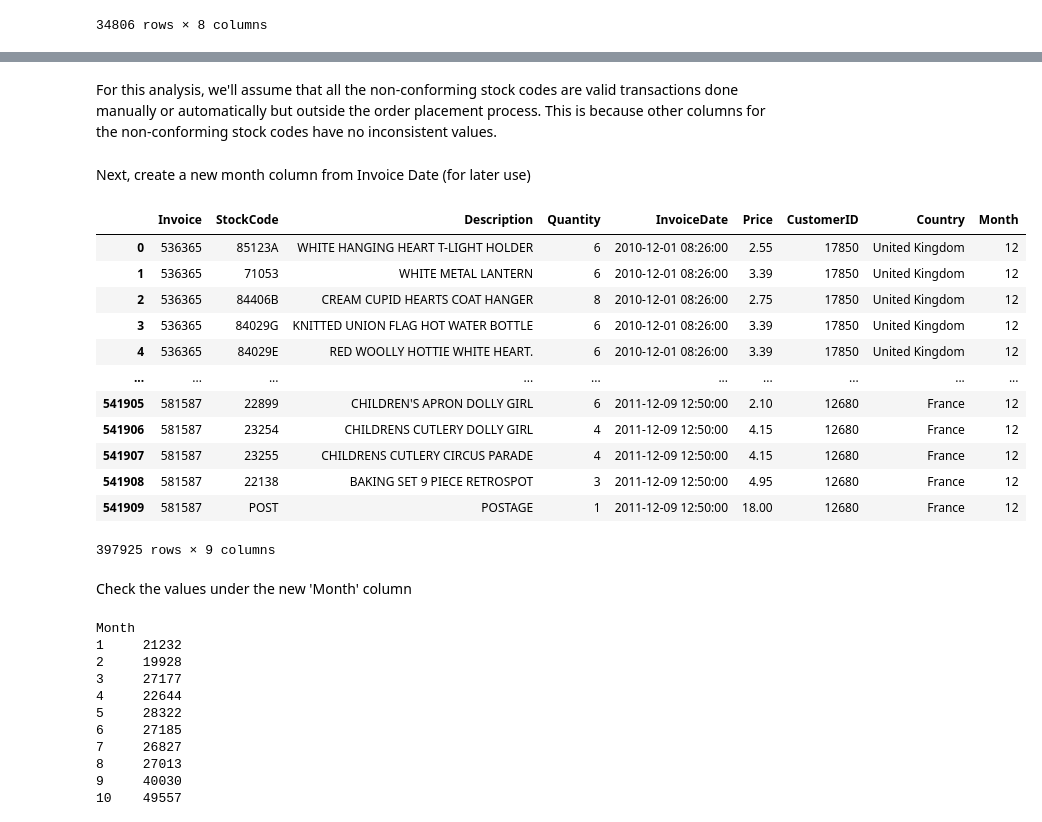
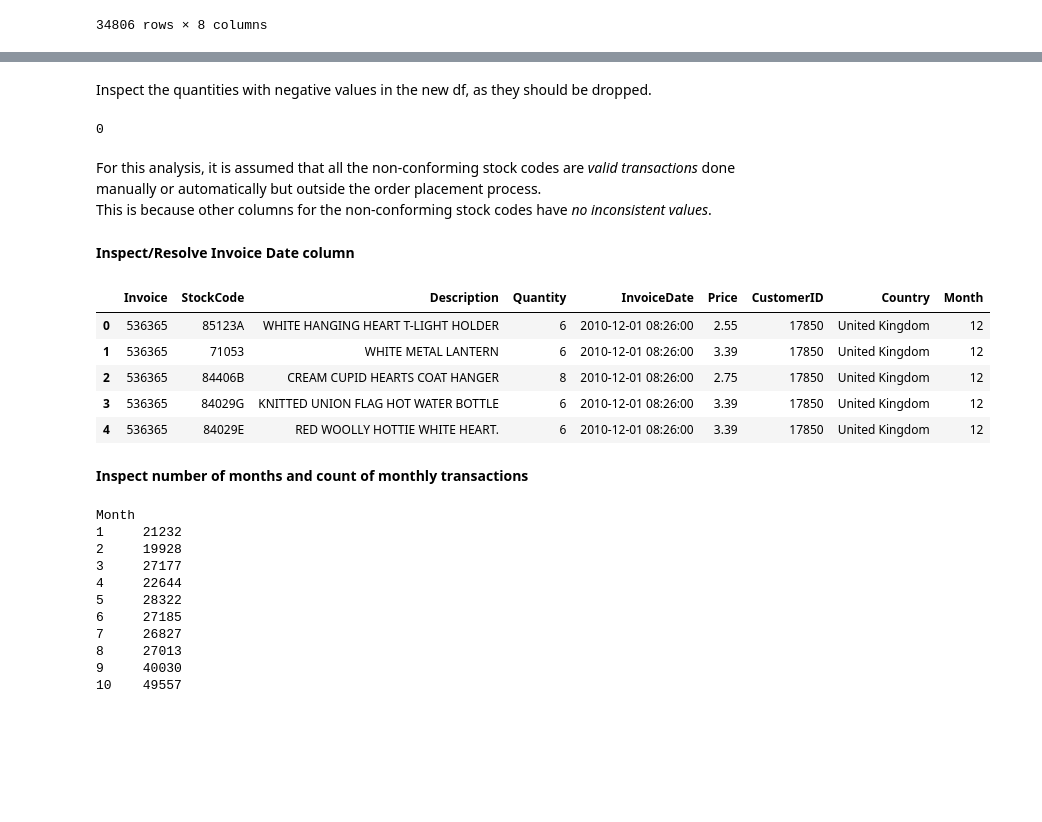
Before and after one commit to ds-edu/DataScienceCapstone_OnlineRetail, a Jupyter notebook: notebooks/DataWrangling.ipynb, the cells around one changed output, grey strips where cells are left out. Drawn from its saved outputs; the diff is of its cells as text; code cells hidden in the pictures; blank space fills up the shorter version.

```diff
--- a/notebooks/DataWrangling.ipynb
+++ b/notebooks/DataWrangling.ipynb
@@ -16,5 +22,10 @@ warnings.filterwarnings("ignore")
 # %% [markdown]
 ### 2. Load File
 # %%
-df = pd.read_excel('../data/raw/online_retail_II.xlsx', sheet_name = 'Year 2010-2011')
-df.head()
+try:
+    df = pd.read_excel('../data/raw/online_retail_II.xlsx', sheet_name = 'Year 2010-2011')
+    df.head()
+
+except OSError as e:
+
+    logging.error(e)
@@ -319,24 +298,25 @@ array(['France', 'Netherlands', 'Germany', 'EIRE', 'United Kingdom',
+# %% [markdown]
+Inspect the quantities with negative values in the new df, as they should be dropped.
+# %%
+nonconf.loc[df['Quantity'] < 0].shape[0]
+# %% [output]
+0
 # %% [markdown]
-For this analysis, we'll assume that all the non-conforming stock codes are valid transactions done manually or automatically but outside the order placement process. This is because other columns for the non-conforming stock codes have no inconsistent values.
+For this analysis, it is assumed that all the non-conforming stock codes are *valid transactions* done manually or automatically but outside the order placement process.\
+This is because other columns for the non-conforming stock codes have *no inconsistent values*.
-# %% [markdown]
-Next, create a new month column from Invoice Date (for later use)
+# %% [markdown]
+**Inspect/Resolve Invoice Date column**
 # %%
+#  Create a new month column (for later use)
 df['Month'] = df['InvoiceDate'].dt.month
-df
+df.head()
 # %% [output]
 |  | Invoice | StockCode | Description | Quantity | InvoiceDate | Price | CustomerID | Country | Month |
 | 0 | 536365 | 85123A | WHITE HANGING HEART T-LIGHT HOLDER | 6 | 2010-12-01 08:26:00 | 2.55 | 17850 | United Kingdom | 12 |
 | 1 | 536365 | 71053 | WHITE METAL LANTERN | 6 | 2010-12-01 08:26:00 | 3.39 | 17850 | United Kingdom | 12 |
 | 2 | 536365 | 84406B | CREAM CUPID HEARTS COAT HANGER | 8 | 2010-12-01 08:26:00 | 2.75 | 17850 | United Kingdom | 12 |
 | 3 | 536365 | 84029G | KNITTED UNION FLAG HOT WATER BOTTLE | 6 | 2010-12-01 08:26:00 | 3.39 | 17850 | United Kingdom | 12 |
 | 4 | 536365 | 84029E | RED WOOLLY HOTTIE WHITE HEART. | 6 | 2010-12-01 08:26:00 | 3.39 | 17850 | United Kingdom | 12 |
-| ... | ... | ... | ... | ... | ... | ... | ... | ... | ... |
-| 541905 | 581587 | 22899 | CHILDREN'S APRON DOLLY GIRL | 6 | 2011-12-09 12:50:00 | 2.10 | 12680 | France | 12 |
-| 541906 | 581587 | 23254 | CHILDRENS CUTLERY DOLLY GIRL | 4 | 2011-12-09 12:50:00 | 4.15 | 12680 | France | 12 |
-| 541907 | 581587 | 23255 | CHILDRENS CUTLERY CIRCUS PARADE | 4 | 2011-12-09 12:50:00 | 4.15 | 12680 | France | 12 |
-| 541908 | 581587 | 22138 | BAKING SET 9 PIECE RETROSPOT | 3 | 2011-12-09 12:50:00 | 4.95 | 12680 | France | 12 |
-| 541909 | 581587 | POST | POSTAGE | 1 | 2011-12-09 12:50:00 | 18.00 | 12680 | France | 12 |
-397925 rows × 9 columns
-# %% [markdown]
-Check the values under the new 'Month' column
+# %% [markdown]
+**Inspect number of months and count of monthly transactions**
 # %%
```
Also changed, not shown: parts of 36 cells of this notebook.
